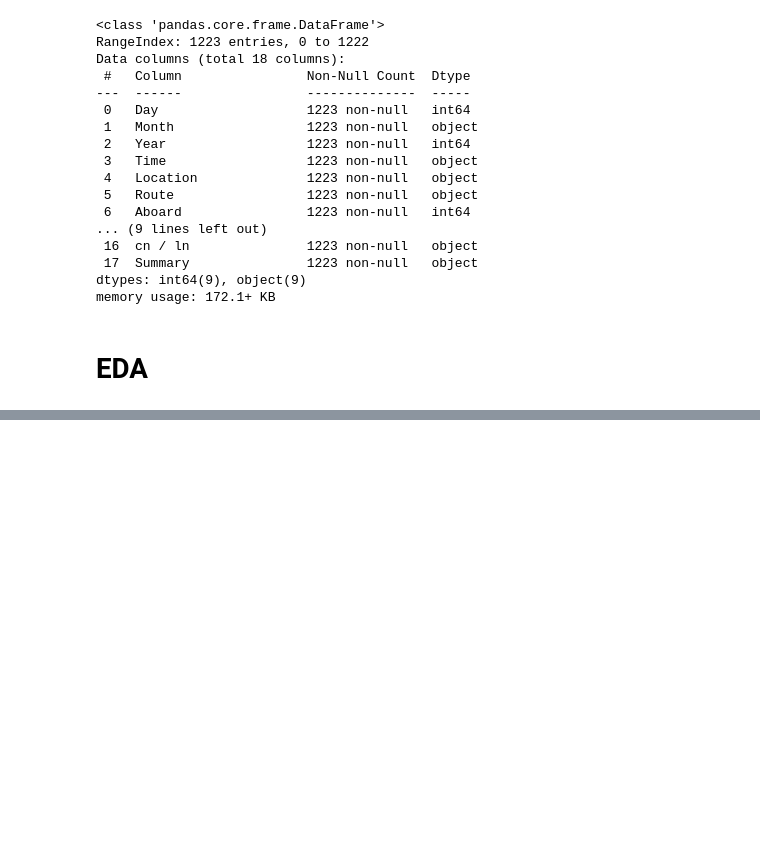
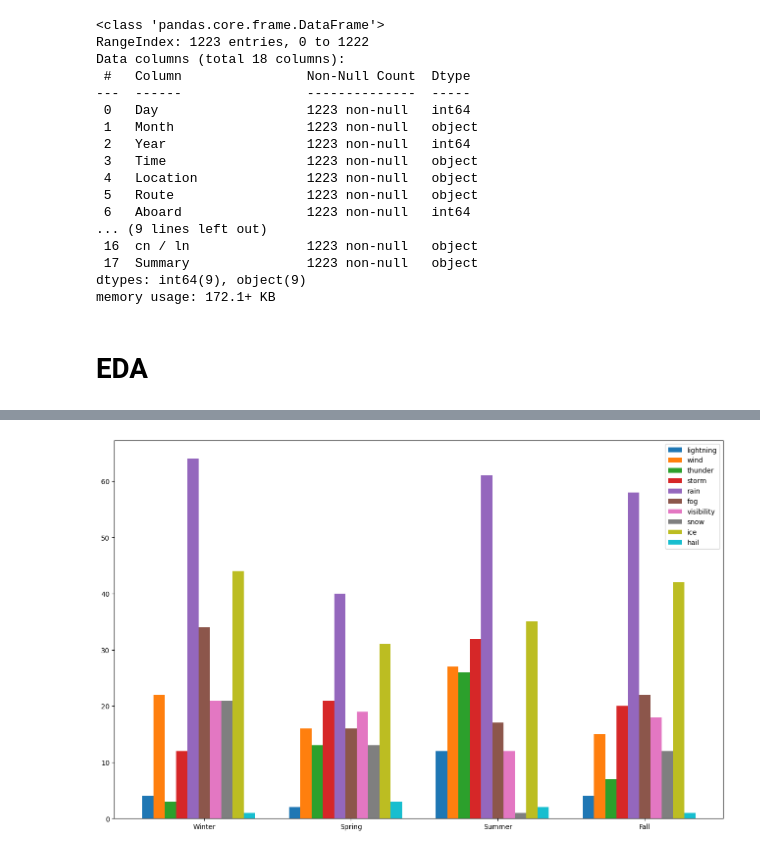
Before and after one commit to wavvyyi/test-repo, a Jupyter notebook: Seasonality_of_Aviation_Accidents.ipynb, the cells around one changed output, grey strips where cells are left out. Saved outputs shown, nothing was run; the diff lists cells and outputs as text; code cells hidden in the pictures; blank space fills up the shorter version.

```diff
--- a/Seasonality_of_Aviation_Accidents.ipynb
+++ b/Seasonality_of_Aviation_Accidents.ipynb
@@ -165,0 +180,10 @@ df[df['Summary'].str.contains('lightning')]
+# %%
+# Crashes by season
+season_map = {
+    'December': 'Winter', 'January': 'Winter', 'February': 'Winter',
+    'March': 'Spring', 'April': 'Spring', 'May': 'Spring',
+    'June': 'Summer', 'July': 'Summer', 'August': 'Summer',
+    'September': 'Fall', 'October': 'Fall', 'November': 'Fall'
+}
+
+df.groupby(df['Month'].map(season_map)).size()
@@ -165,0 +198,29 @@ df[df['Summary'].str.contains('lightning')]
+# %%
+# Weather related crashes by season
+
+width = 0.2
+offsets = np.arange(len(keywords)) * width - width * len(keywords) / 2
+x = np.arange(4) * (width * len(keywords) + 3 * width)
+
+fig, ax = plt.subplots(figsize = (16, 10))
+
+crashes = [[], [], [], []]
+
+seasons = ['Winter', 'Spring', 'Summer', 'Fall']
+for i in range(len(seasons)):
+  season = seasons[i]
+  season_df = df[df['Month'].map(season_map) == season]
+
+  for keyword in keywords:
+    crashes[i].append(season_df[season_df['Summary'].str.contains(keyword, case = False)].shape[0])
+
+crashes = np.asarray(crashes)
+for i in range(len(keywords)):
+  ax.bar(x + offsets[i], crashes[:, i], width = width, label = keywords[i])
+
+ax.set_xticks(x, labels = seasons)
+
+plt.legend()
+plt.show()
+# %% [output]
+[figure, added]
```
Also changed, not shown: parts of 10 cells of this notebook, 1 other file.
